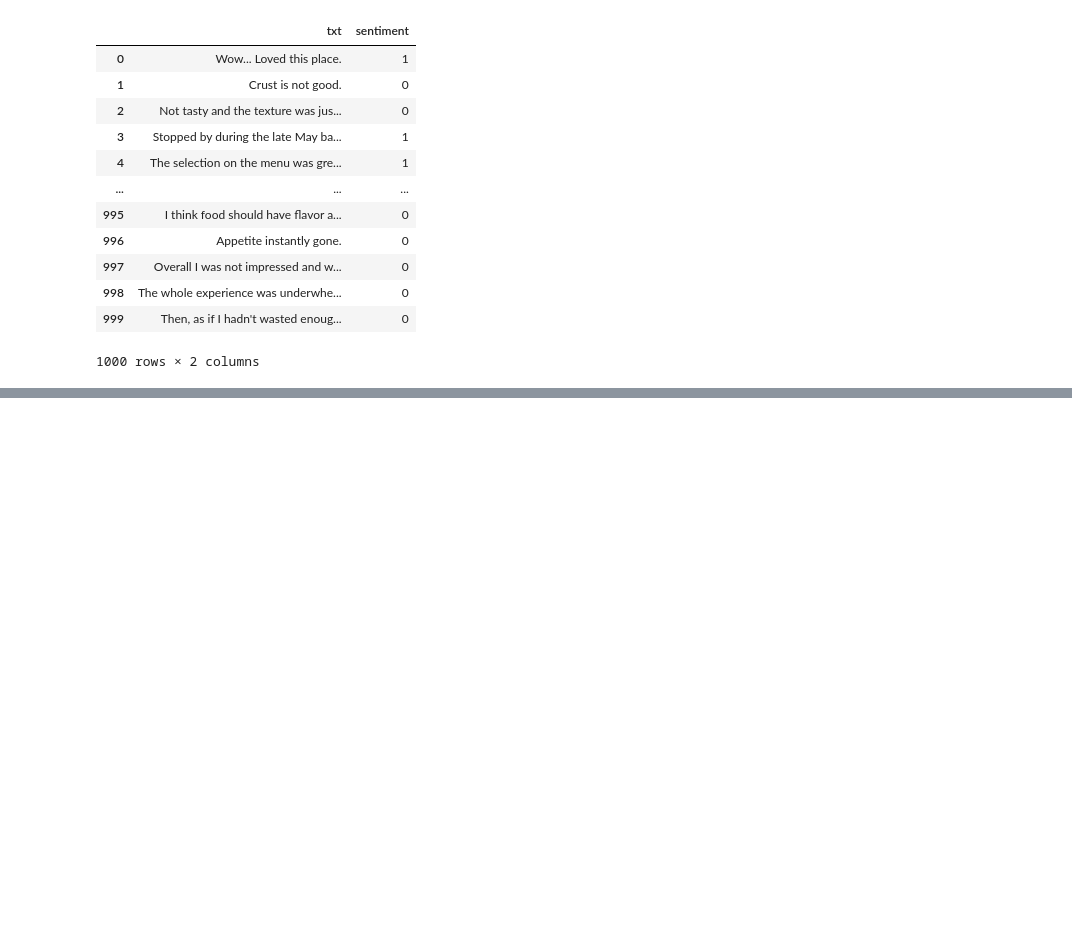
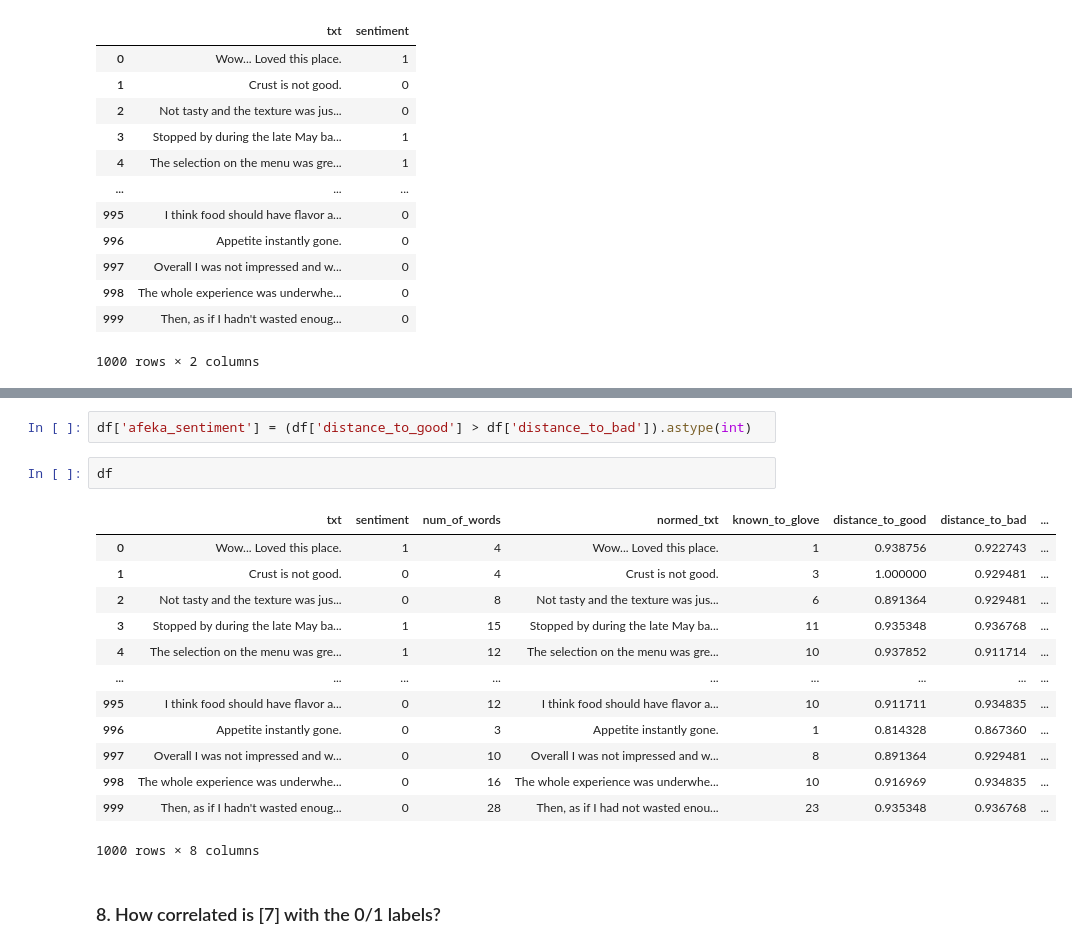
Before and after one commit to yairhoresh/Afeka, a Jupyter notebook: class_exercise_EDA_and_word_embedding.ipynb, the cells around one changed output, grey strips where cells are left out. Saved outputs shown, nothing was run; the diff lists cells and outputs as text; blank space fills up the shorter version.

```diff
--- a/class_exercise_EDA_and_word_embedding.ipynb
+++ b/class_exercise_EDA_and_word_embedding.ipynb
@@ -47,0 +194,20 @@ df
+# %%
+df['afeka_sentiment'] = (df['distance_to_good'] > df['distance_to_bad']).astype(int)
+# %%
+df
+# %% [output]
+|  | txt | sentiment | num_of_words | normed_txt | known_to_glove | distance_to_good | distance_to_bad | ... |
+| 0 | Wow... Loved this place. | 1 | 4 | Wow... Loved this place. | 1 | 0.938756 | 0.922743 | ... |
+| 1 | Crust is not good. | 0 | 4 | Crust is not good. | 3 | 1.000000 | 0.929481 | ... |
+| 2 | Not tasty and the texture was jus... | 0 | 8 | Not tasty and the texture was jus... | 6 | 0.891364 | 0.929481 | ... |
+| 3 | Stopped by during the late May ba... | 1 | 15 | Stopped by during the late May ba... | 11 | 0.935348 | 0.936768 | ... |
+| 4 | The selection on the menu was gre... | 1 | 12 | The selection on the menu was gre... | 10 | 0.937852 | 0.911714 | ... |
+| ... | ... | ... | ... | ... | ... | ... | ... | ... |
+| 995 | I think food should have flavor a... | 0 | 12 | I think food should have flavor a... | 10 | 0.911711 | 0.934835 | ... |
+| 996 | Appetite instantly gone. | 0 | 3 | Appetite instantly gone. | 1 | 0.814328 | 0.867360 | ... |
+| 997 | Overall I was not impressed and w... | 0 | 10 | Overall I was not impressed and w... | 8 | 0.891364 | 0.929481 | ... |
+| 998 | The whole experience was underwhe... | 0 | 16 | The whole experience was underwhe... | 10 | 0.916969 | 0.934835 | ... |
+| 999 | Then, as if I hadn't wasted enoug... | 0 | 28 | Then, as if I had not wasted enou... | 23 | 0.935348 | 0.936768 | ... |
+1000 rows × 8 columns
+# %% [markdown]
+### 8. How correlated is [7] with the 0/1 labels?
```
Also changed, not shown: parts of 27 cells of this notebook.
